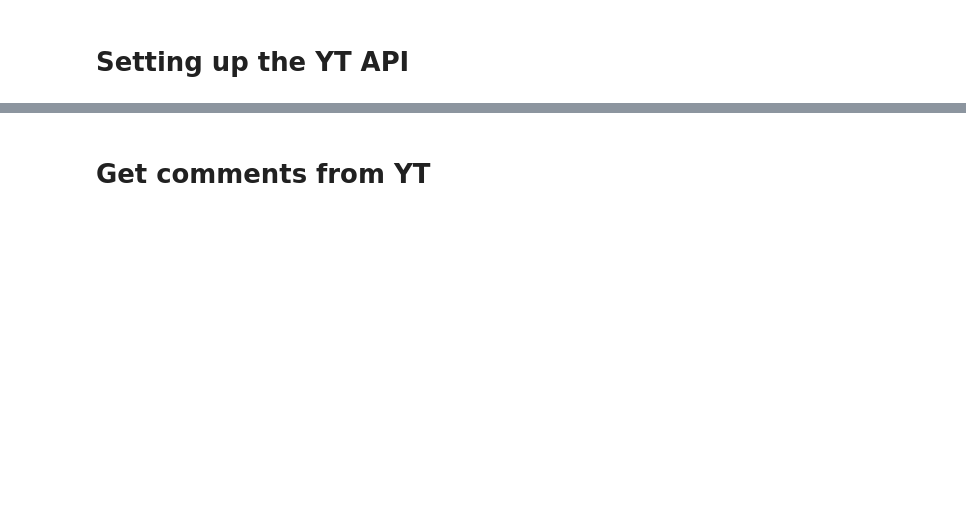
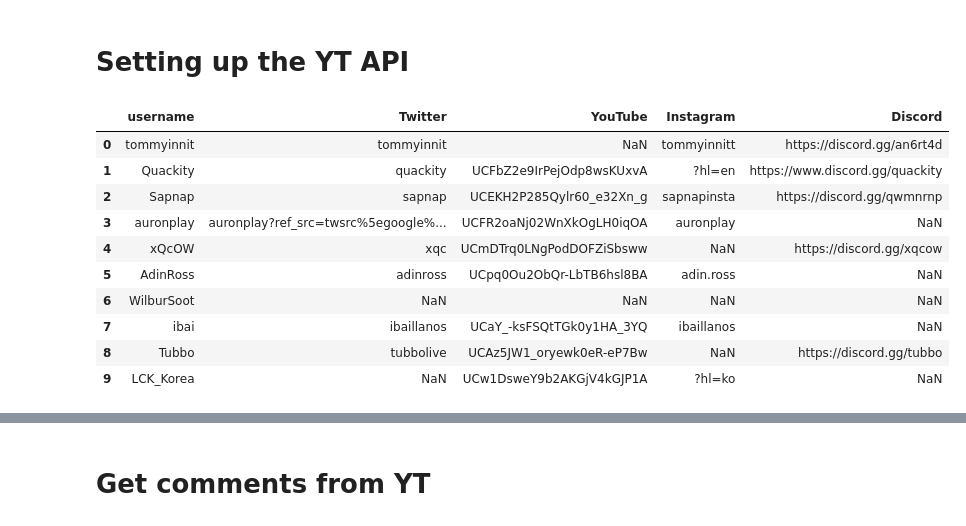
Before and after one commit to Awesimous/StarFish, a Jupyter notebook: notebooks/Trying Youtube API.ipynb, the cells around one changed output, grey strips where cells are left out. Cells and saved outputs as stored; diff of their text form; code cells hidden in the pictures; blank space fills up the shorter version.

```diff
--- a/notebooks/Trying Youtube API.ipynb
+++ b/notebooks/Trying Youtube API.ipynb
@@ -3 +5,18 @@
+# %%
+# import file with all cleaned yt channel_ids
+df = pd.read_csv('socials_nicks')
+# %%
+df.head(10)
+# %% [output]
+|  | username | Twitter | YouTube | Instagram | Discord |
+| 0 | tommyinnit | tommyinnit | NaN | tommyinnitt | https://discord.gg/an6rt4d |
+| 1 | Quackity | quackity | UCFbZ2e9IrPejOdp8wsKUxvA | ?hl=en | https://www.discord.gg/quackity |
+| 2 | Sapnap | sapnap | UCEKH2P285Qylr60_e32Xn_g | sapnapinsta | https://discord.gg/qwmnrnp |
+| 3 | auronplay | auronplay?ref_src=twsrc%5egoogle%... | UCFR2oaNj02WnXkOgLH0iqOA | auronplay | NaN |
+| 4 | xQcOW | xqc | UCmDTrq0LNgPodDOFZiSbsww | NaN | https://discord.gg/xqcow |
+| 5 | AdinRoss | adinross | UCpq0Ou2ObQr-LbTB6hsl8BA | adin.ross | NaN |
+| 6 | WilburSoot | NaN | NaN | NaN | NaN |
+| 7 | ibai | ibaillanos | UCaY_-ksFSQtTGk0y1HA_3YQ | ibaillanos | NaN |
+| 8 | Tubbo | tubbolive | UCAz5JW1_oryewk0eR-eP7Bw | NaN | https://discord.gg/tubbo |
+| 9 | LCK_Korea | NaN | UCw1DsweY9b2AKGjV4kGJP1A | ?hl=ko | NaN |
 # %%
```
Also changed, not shown: parts of 15 cells of this notebook, 31 other files.
